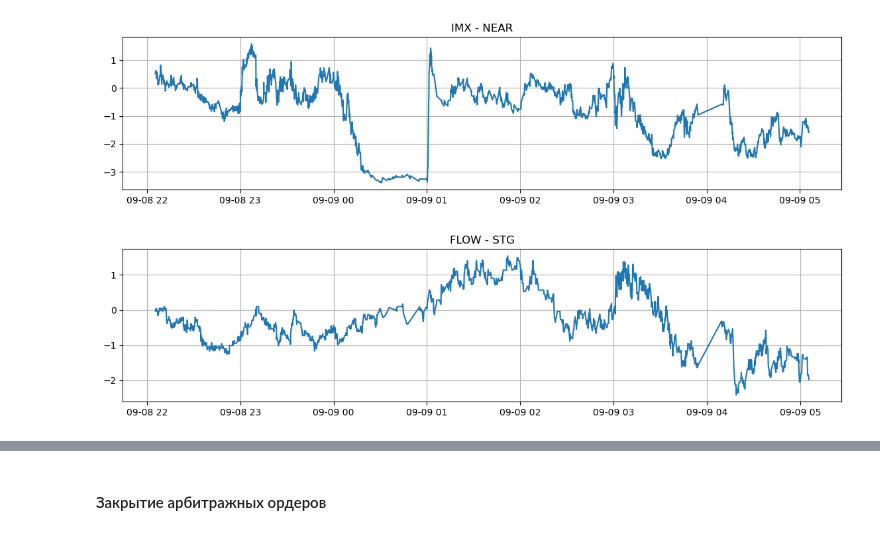
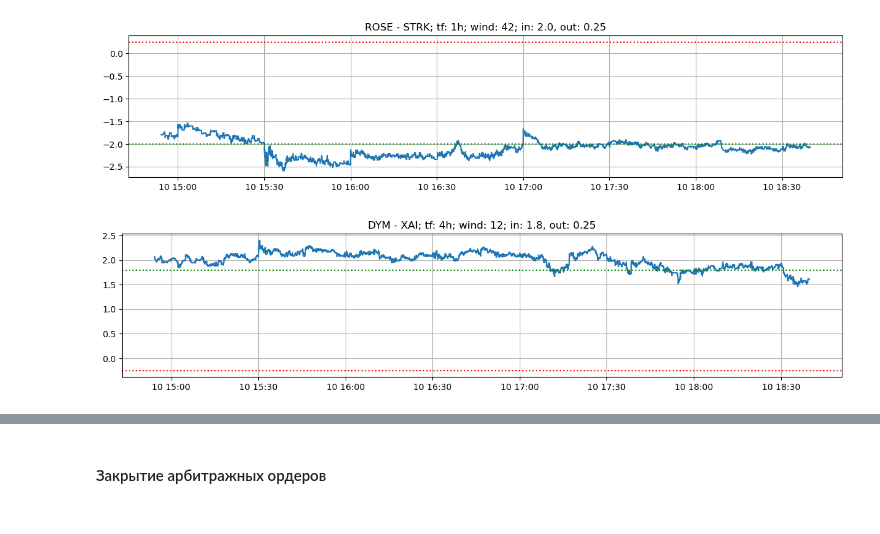
Before and after one commit to elterion/jaref_bot, a Jupyter notebook: 1. Close orders.ipynb, the cells around one changed output, grey strips where cells are left out. Cells and saved outputs as stored; diff of their text form; code cells hidden in the pictures.

```diff
--- a/1. Close orders.ipynb
+++ b/1. Close orders.ipynb
@@ -23,3 +45,14 @@ postgre_manager = DBManager(db_params)
+# %%
+def get_thresholds():
+    data = []
+    with open('./jaref_bot/config/thresholds.txt', 'r') as file:
+        for line in file:
+            line = line.strip()  # Удаляем пробелы и переносы строк
+            if line:  # Игнорируем пустые строки
+                # Преобразуем строку в кортеж с помощью literal_eval
+                tuple_data = ast.literal_eval(line)
+                data.append(tuple_data)
+    return data
 # %%
 def get_hist_df():
     hour_1_df = postgre_manager.get_orderbooks(exchange='bybit',
@@ -46,8 +79,9 @@ exc_manager = ExchangeManager()
 exc_manager.add_market("bybit_linear", BybitRestAPI('linear'))
 
 coin_information = exc_manager.get_instrument_data()
+thresholds = get_thresholds()
 # %%
 end_time = datetime.now().replace(tzinfo=ZoneInfo("Europe/Moscow"))
-start_time = end_time - timedelta(hours = 48)
+start_time = end_time - timedelta(hours = 120)
 cols_to_drop = ('exchange', 'market_type', 'bid_price', 'bid_size', 'ask_price', 'ask_size')
 # %%
@@ -115,20 +163,56 @@ for i, row in current_pairs.iterrows():
+# %%
+hour4_winds = np.array((8, 10, 12, 14, 16, 18), dtype=np.int64)
+hour1_winds = np.array((12, 16, 18, 24, 42), dtype=np.int64)
+spread_method = 'lr'
+min_order = 50
+n_hours = 24
 # %%
-z_score_df = pl.read_parquet('./data/z_score_df.parquet')
+for i, row in current_pairs.iterrows():
+    tf = None
+    wind = None
+    name_1, name_2, t1_side = row['token_1'], row['token_2'], row['side']
 
-for i, row in current_pairs.iterrows():
-    name_1, name_2 = row['token_1'], row['token_2']
+    for _, tname_1, tname_2, ttf, wwnd, in_, out_ in thresholds:
+        if tname_1 == name_1[:-5] and tname_2 == name_2[:-5]:
+            tf, wind, thr_in, thr_out = ttf, wwnd, in_, out_
 
-    gr_df = z_score_df.filter((pl.col('token_1') == name_1) & (pl.col('token_2') == name_2)
-            ).with_columns(
-        pl.col("time").str.strptime(pl.Datetime("us", "UTC"), format="%Y-%m-%d %H:%M:%S").alias("time")
-    )
+    # tf = '1h'
+    # wind = 12
 
-    if not gr_df.is_empty():
-        plt.figure(figsize=(14,3))
-        plt.plot(gr_df['time'], gr_df['z_score'].to_list());
-        plt.title(f'{name_1[:-5]} - {name_2[:-5]}')
-        plt.grid()
-        plt.show()
+    # Определяем дату входа в сделку
+    current_orders = postgre_manager.get_table('current_orders', df_type='polars')
+    st_time = current_orders.filter(pl.col('token') == name_1)['created_at'].item() - timedelta(seconds=5)
+
+    # Создаём агрегированные датафреймы
+    df_1 = postgre_manager.get_raw_orderbooks(exchange='bybit',
+                                         market_type='linear',
+                                         token=name_1,
+                                         start_time=start_time)
+    df_2 = postgre_manager.get_raw_orderbooks(exchange='bybit',
+                                         market_type='linear',
+                                         token=name_2,
+                                         start_time=start_time)
+
+
+    df = make_df_from_orderbooks(df_1, df_2, name_1, name_2, start_time=start_time,
+                             return_spread=False, log_spread=False)
+
+    df_hour = make_trunc_df(df, timeframe='1h', token_1=name_1, token_2=name_2, method='triple')[:-1]
+    df_4hour = make_trunc_df(df, timeframe='4h', token_1=name_1, token_2=name_2, method='triple', offset='3h')[:-1]
+    df_sec = make_trunc_df(df, timeframe='1s', token_1=name_1, token_2=name_2, start_date=st_time, method='last')
+
+    result_df = create_df(name_1, name_2, df_sec, df_4hour, df_hour, hour4_winds, hour1_winds, spread_method, min_order)
+    plt.figure(figsize=(15, 3))
+    plt.plot(result_df.select('time'), result_df.select(f'z_score_{wind}_{tf}'));
+    if t1_side == 'long':
+        plt.axhline(-thr_in, c='g', linestyle='dotted')
+        plt.axhline(thr_out, c='r', linestyle='dotted')
+    else:
+        plt.axhline(thr_in, c='g', linestyle='dotted')
+        plt.axhline(-thr_out, c='r', linestyle='dotted')
+    plt.title(f'{name_1[:-5]} - {name_2[:-5]}; tf: {tf}; wind: {wind}; in: {thr_in}, out: {thr_out}')
+    plt.grid()
+    plt.show()
 # %% [output]
-[figure, old version]
+[figure, new version]
-[figure, old version]
+[figure, new version]
```
Also changed, not shown: parts of 21 cells of this notebook, 9 other files.
